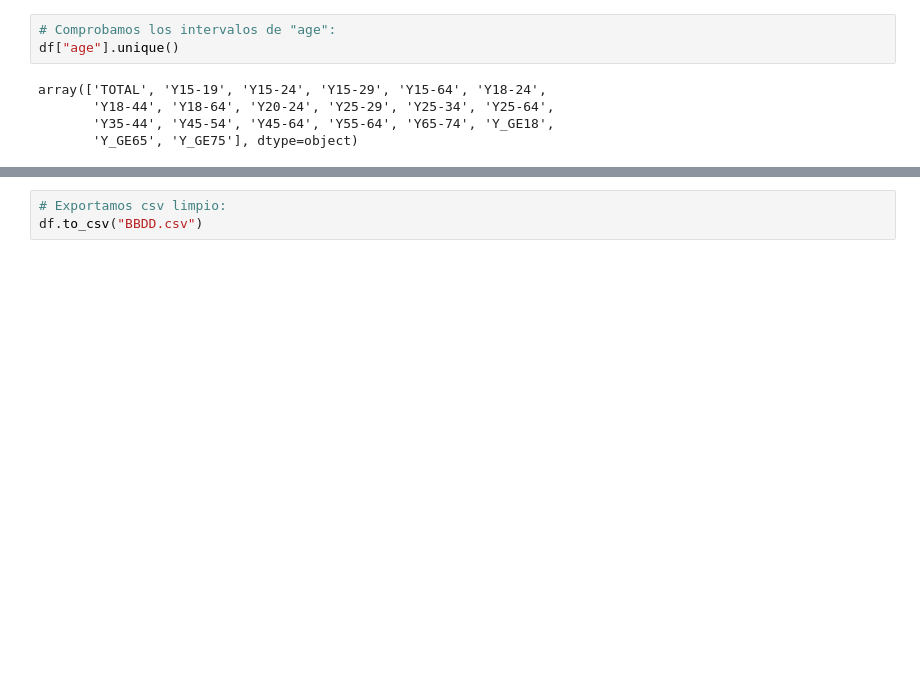
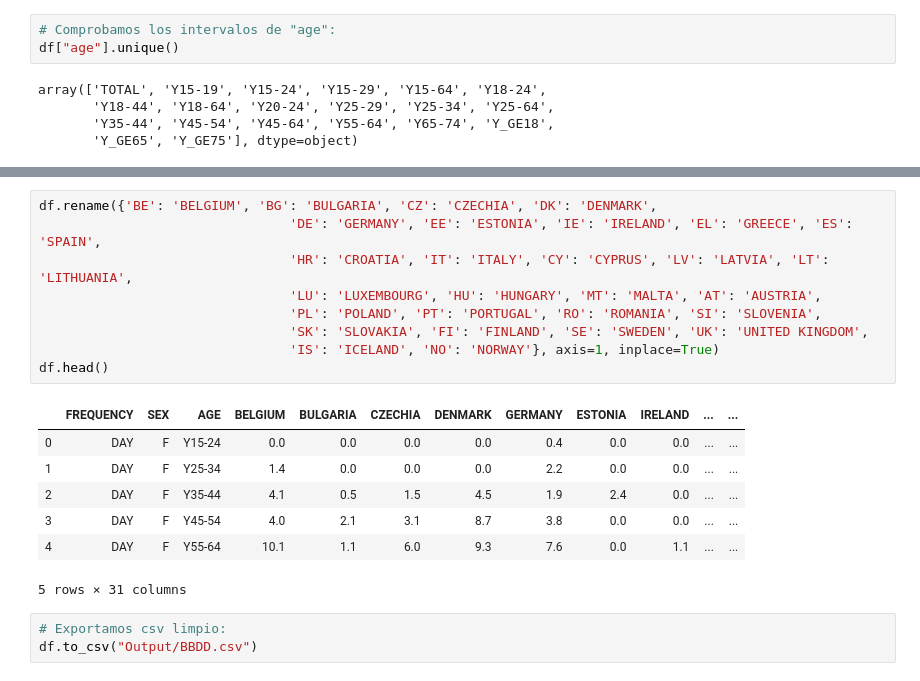
Before and after one commit to Helenagh90/alcohol_consumption_project, a Jupyter notebook: JupyterNotebook.ipynb, the cells around one changed output, grey strips where cells are left out. Cells and saved outputs as stored; diff of their text form; blank space fills up the shorter version.

```diff
--- a/JupyterNotebook.ipynb
+++ b/JupyterNotebook.ipynb
@@ -143,3 +208,20 @@ df.reset_index(drop=True, inplace=True)
+# %%
+df.rename({'BE': 'BELGIUM', 'BG': 'BULGARIA', 'CZ': 'CZECHIA', 'DK': 'DENMARK',
+                                'DE': 'GERMANY', 'EE': 'ESTONIA', 'IE': 'IRELAND', 'EL': 'GREECE', 'ES': 'SPAIN',
+                                'HR': 'CROATIA', 'IT': 'ITALY', 'CY': 'CYPRUS', 'LV': 'LATVIA', 'LT': 'LITHUANIA',
+                                'LU': 'LUXEMBOURG', 'HU': 'HUNGARY', 'MT': 'MALTA', 'AT': 'AUSTRIA',
+                                'PL': 'POLAND', 'PT': 'PORTUGAL', 'RO': 'ROMANIA', 'SI': 'SLOVENIA',
+                                'SK': 'SLOVAKIA', 'FI': 'FINLAND', 'SE': 'SWEDEN', 'UK': 'UNITED KINGDOM',
+                                'IS': 'ICELAND', 'NO': 'NORWAY'}, axis=1, inplace=True)
+df.head()
+# %% [output]
+|  | FREQUENCY | SEX | AGE | BELGIUM | BULGARIA | CZECHIA | DENMARK | GERMANY | ESTONIA | IRELAND | ... | ... |
+| 0 | DAY | F | Y15-24 | 0.0 | 0.0 | 0.0 | 0.0 | 0.4 | 0.0 | 0.0 | ... | ... |
+| 1 | DAY | F | Y25-34 | 1.4 | 0.0 | 0.0 | 0.0 | 2.2 | 0.0 | 0.0 | ... | ... |
+| 2 | DAY | F | Y35-44 | 4.1 | 0.5 | 1.5 | 4.5 | 1.9 | 2.4 | 0.0 | ... | ... |
+| 3 | DAY | F | Y45-54 | 4.0 | 2.1 | 3.1 | 8.7 | 3.8 | 0.0 | 0.0 | ... | ... |
+| 4 | DAY | F | Y55-64 | 10.1 | 1.1 | 6.0 | 9.3 | 7.6 | 0.0 | 1.1 | ... | ... |
+5 rows × 31 columns
 # %%
 # Exportamos csv limpio:
-df.to_csv("BBDD.csv")
+df.to_csv("Output/BBDD.csv")
```
Also changed, not shown: parts of 9 cells of this notebook, 2 other files.
